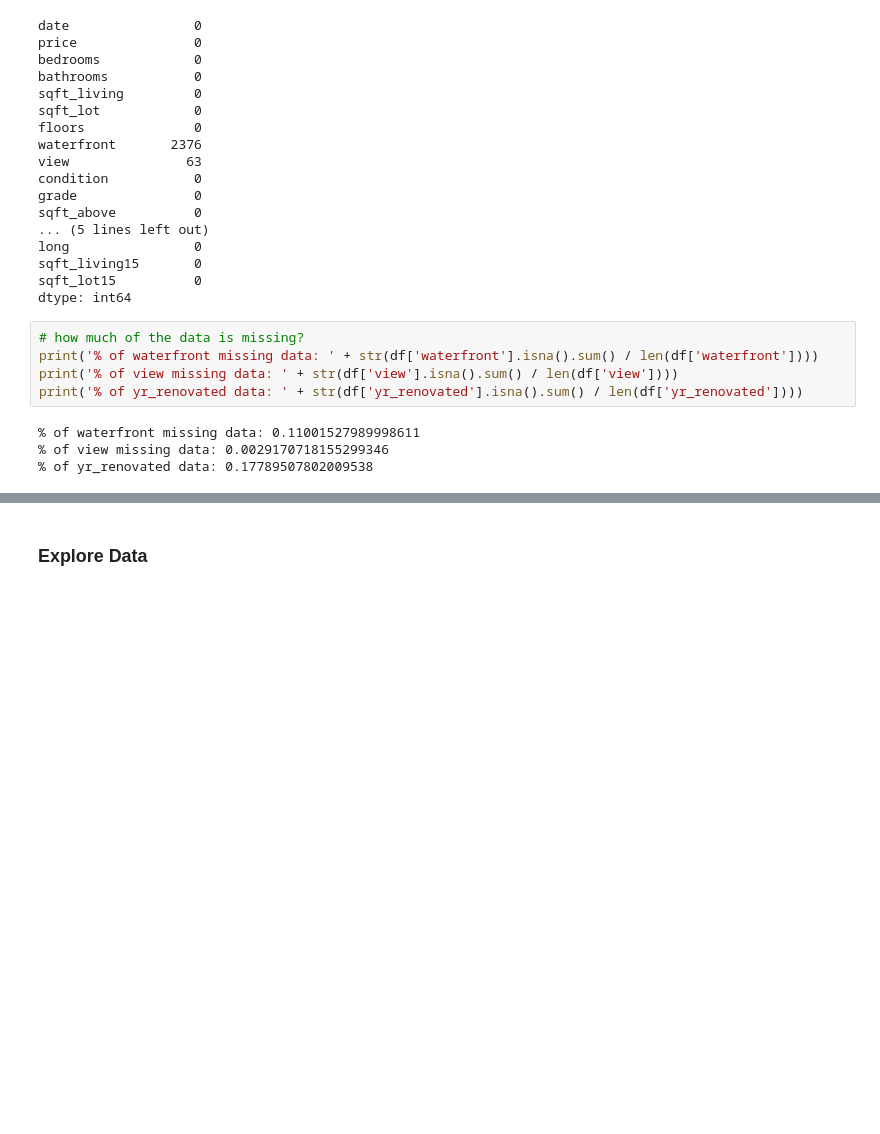
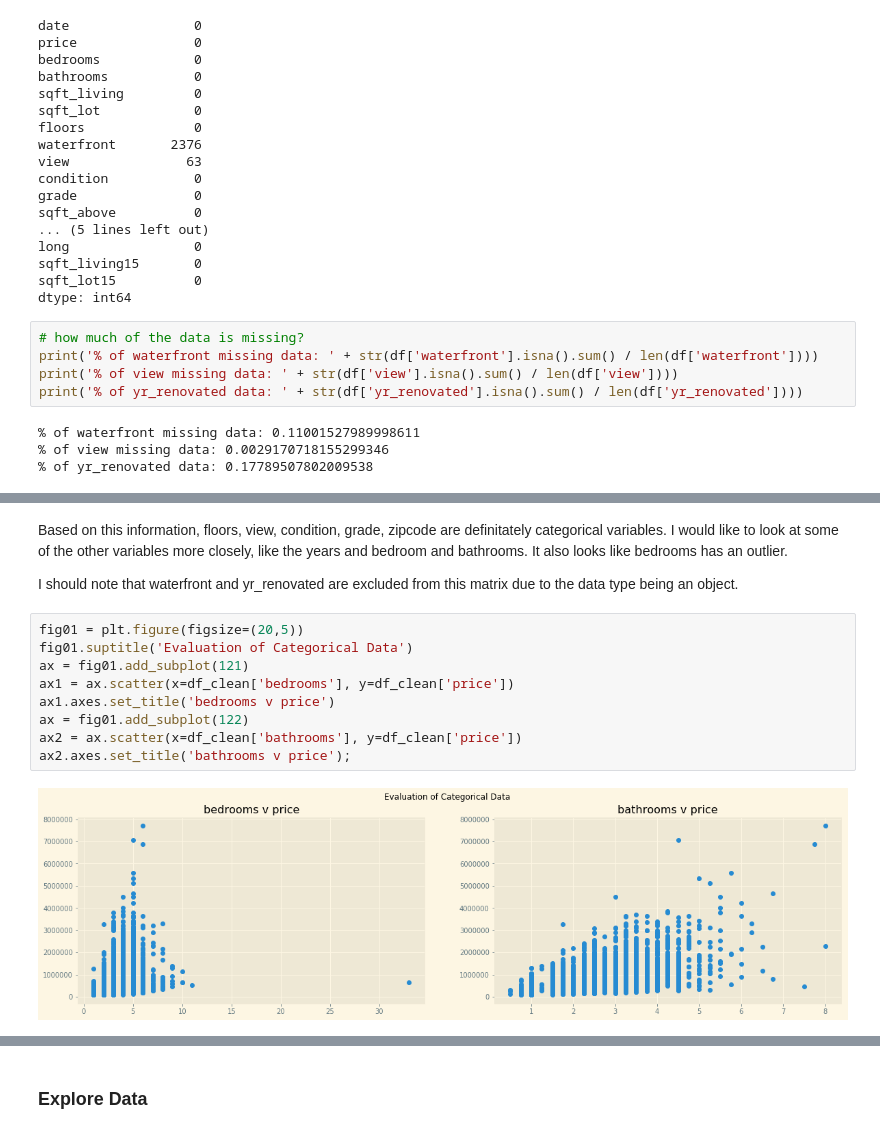
Before and after one commit to eannefawcett/dsc-v2-mod1-final-project-online-ds-pt-081219, a Jupyter notebook: Beth Fawcett King County Sellers World.ipynb, the cells around one changed output, grey strips where cells are left out. Drawn from its saved outputs; the diff is of its cells as text; blank space fills up the shorter version.

```diff
--- a/Beth Fawcett King County Sellers World.ipynb
+++ b/Beth Fawcett King County Sellers World.ipynb
@@ -398,0 +463,15 @@ df_clean.isna().sum()
+# %% [markdown]
+Based on this information, floors, view, condition, grade, zipcode are definitately categorical variables. I would like to look at some of the other variables more closely, like the years and bedroom and bathrooms. It also looks like bedrooms has an outlier.
+
+I should note that waterfront and yr_renovated are excluded from this matrix due to the data type being an object.
+# %%
+fig01 = plt.figure(figsize=(20,5))
+fig01.suptitle('Evaluation of Categorical Data')
+ax = fig01.add_subplot(121)
+ax1 = ax.scatter(x=df_clean['bedrooms'], y=df_clean['price'])
+ax1.axes.set_title('bedrooms v price')
+ax = fig01.add_subplot(122)
+ax2 = ax.scatter(x=df_clean['bathrooms'], y=df_clean['price'])
+ax2.axes.set_title('bathrooms v price');
+# %% [output]
+[figure, added]
```
Also changed, not shown: parts of 62 cells of this notebook.
